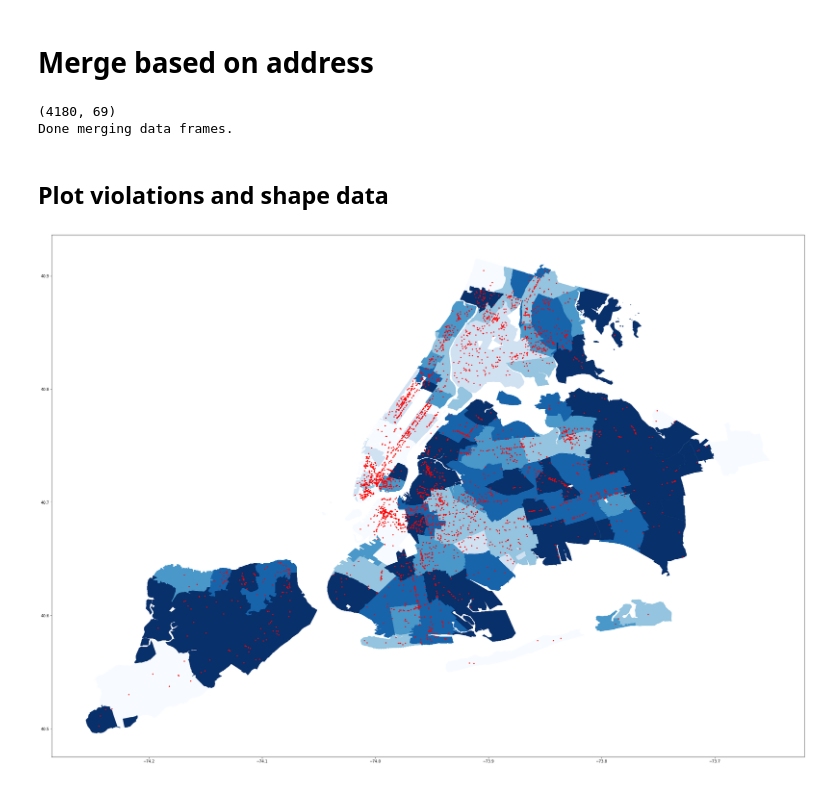
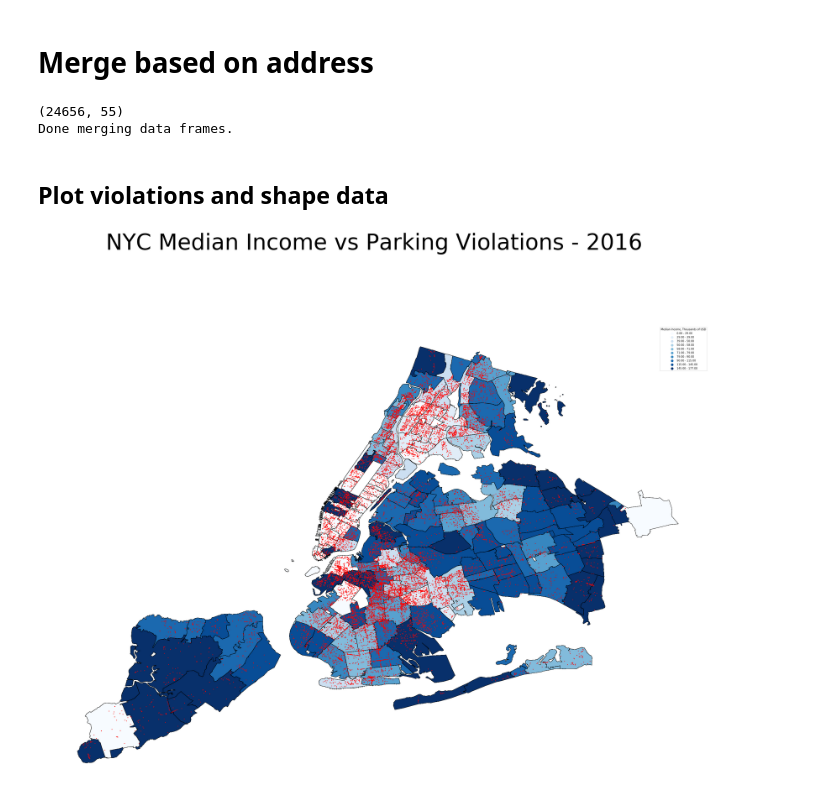
Before and after one commit to kjmj/New-York-City-Parking-Violations, a Jupyter notebook: main.ipynb, the cells around one changed output. Cells and saved outputs as stored; diff of their text form; code cells hidden in the pictures.

Commit message:
started generating graphs

```diff
--- a/main.ipynb
+++ b/main.ipynb
@@ -23,7 +25,18 @@ def toUpper(x):
+# %%
+censusDataPath = 'data/csv/census/nyc-median-income-2017.csv' # shouldnt change the year since this is a 5 year estimate
+censusDataColumn = 'Median income (dollars); Estimate; Households'
+
+violationDataPath = 'data/csv/ParkingViolations/nyc-parking-violations-partial-2016.csv'
+
+legendTitle = 'Median Income, Thousands of USD'
+mapTitle = 'NYC Median Income vs Parking Violations - 2016'
+
+imageName = 'generated/median-income-2016.png'
+htmlName = 'generated/median-income-2016.html'
 # %% [markdown]
 ## Data Cleaning
 # %%
-violations = pd.read_csv('data/csv/ParkingViolations/nyc-parking-violations-partial-2015.csv')
+violations = pd.read_csv(violationDataPath)
 violations[['House Number', 'Street Name']] = violations[['House Number', 'Street Name']].apply(refineSpaces)
 violations[['House Number', 'Street Name']] = violations[['House Number', 'Street Name']].apply(removeExcessWhitespace)
 violations[['House Number', 'Street Name']] = violations[['House Number', 'Street Name']].apply(toUpper)
@@ -37,9 +50,9 @@ openmaps[['NUMBER', 'STREET']] = openmaps[['NUMBER', 'STREET']].apply(toUpper)
 shapes = gpd.read_file('data/shp/nyc-shape-by-zip')
 shapes['zcta'] = shapes['zcta'].astype(int)
 
-# read in mean income data and ensure that row has numeric data
-meanIncome = pd.read_csv('data/csv/MeanIncome/nyc-mean-income-2015.csv')
-meanIncome = meanIncome[pd.to_numeric(meanIncome['Mean income (dollars); Estimate; All households'], errors='coerce').notnull()]
+# read in census data and ensure that row has numeric data
+censusData = pd.read_csv(censusDataPath)
+censusData = censusData[pd.to_numeric(censusData[censusDataColumn], errors='coerce').notnull()]
 
 print("Done cleaning data.")
 # %% [output]
@@ -47,30 +60,40 @@ Done cleaning data.
 # %% [markdown]
 # Merge based on address
 # %%
+# merge in zip code based on address
 merged = pd.merge(violations, openmaps,  how='inner', left_on=['House Number','Street Name'], right_on = ['NUMBER','STREET'])
+print(merged.shape)
 
 # merge in shapefile stuff on zip code
 merged = pd.merge(merged, shapes, how='inner', left_on=['POSTCODE'], right_on=['zcta'])
 
 # merge in mean income data based on zip code
-merged = pd.merge(merged, meanIncome[['Id2', 'Mean income (dollars); Estimate; All households']], how='inner', left_on=['POSTCODE'], right_on=['Id2'])
+merged = pd.merge(merged, censusData[['Id2', censusDataColumn]], how='inner', left_on=['POSTCODE'], right_on=['Id2'])
 
 merged.to_csv("generated/nyc-merged-data-all.csv")
 
 print("Done merging data frames.")
 # %% [output]
-(4180, 69)
+(24656, 55)
 Done merging data frames.
 # %% [markdown]
 ## Plot violations and shape data
 # %%
 # legend cannot be shown to mplleaflet. comment out the first one if youre plotting to mflleaflet
-#ax = GeoDataFrame(merged).plot(column='Mean income (dollars); Estimate; All households',  cmap='Blues', scheme='QUANTILES', k=6, figsize=(36, 36), legend=True)
-ax = GeoDataFrame(merged).plot(column='Mean income (dollars); Estimate; All households',  cmap='Blues', scheme='QUANTILES', k=6, figsize=(36, 36))
-ax = plt.scatter(merged['LON'], merged['LAT'], marker='o', s=5, color="red")
+ax = GeoDataFrame(merged).plot(column=censusDataColumn,  cmap='Blues', scheme='QUANTILES', k=10, figsize=(36, 36), edgecolor='black', legend=True, legend_kwds={'title': legendTitle})
+#ax = GeoDataFrame(merged).plot(column=censusDataColumn,  cmap='Blues', scheme='QUANTILES', k=10, figsize=(36, 36), edgecolor='black')
 
-ax.figure.savefig('generated/mean-income-2015.png', dpi=300)
+ax = plt.scatter(merged['LON'], merged['LAT'], marker='o', s=3, color="red")
+
+plt.axis('off')
+
+figure = ax.figure
+figure.suptitle(mapTitle, fontsize=85)
+figure.tight_layout()
+figure.subplots_adjust(top=1.0)
+
+figure.savefig(imageName, dpi=300)
 plt.show()
-mplleaflet.save_html(fig=ax.figure, fileobj='generated/mean-income-2015.html')
+#mplleaflet.save_html(fig=figure, fileobj=htmlName)
 # %% [output]
-[figure, old version]
+[figure, new version]
```
Also changed, not shown: parts of 1 cell of this notebook, 24 other files.
